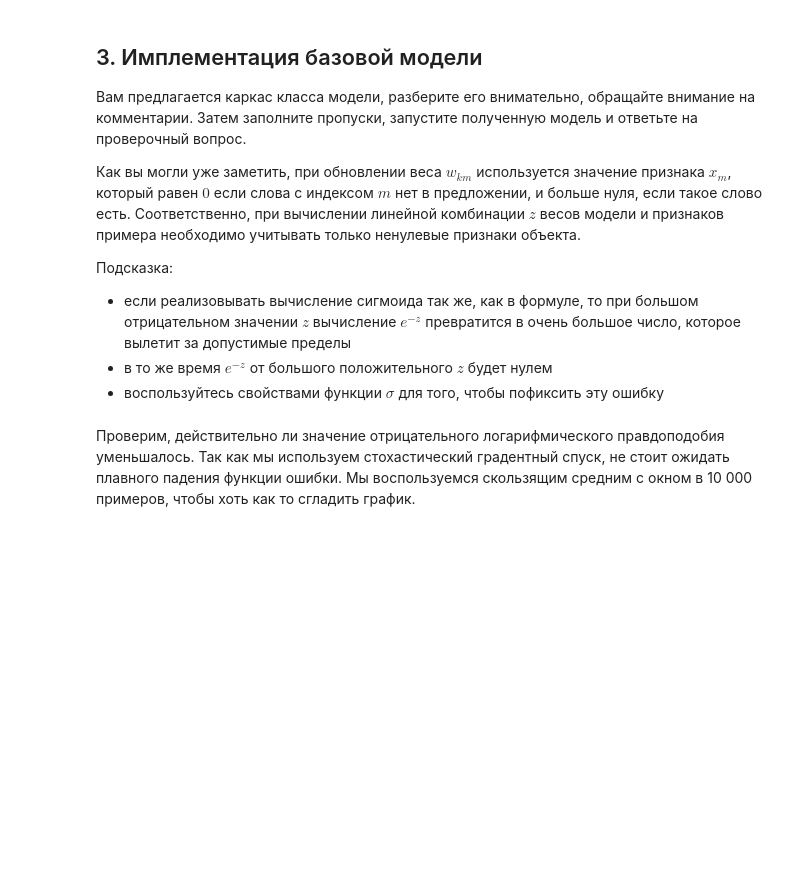
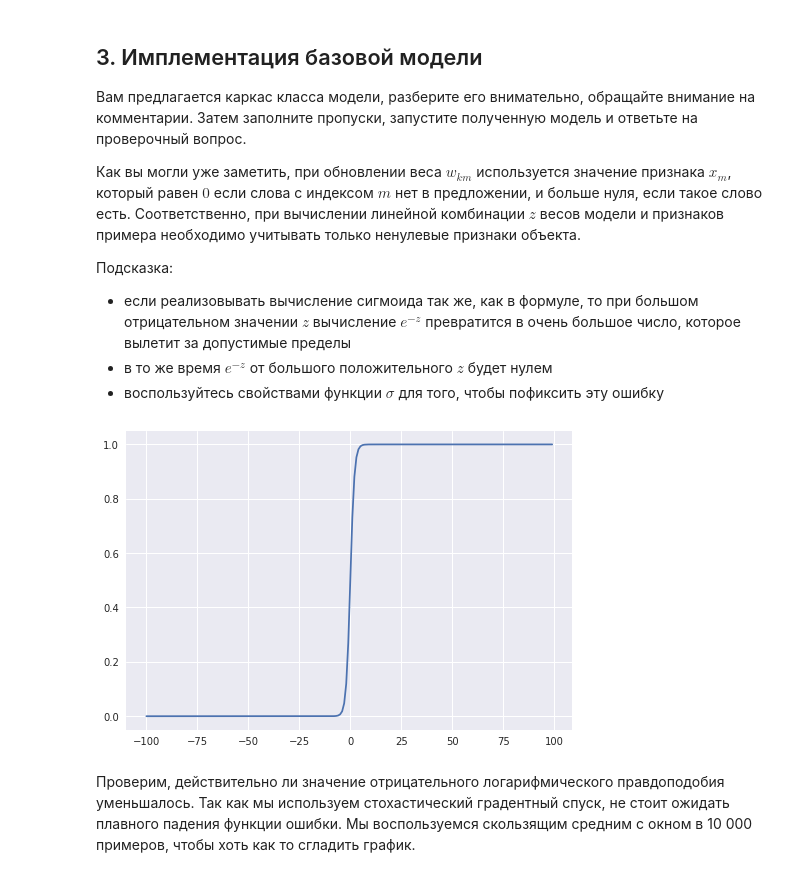
Before and after one commit to x-raizor/mlcourse_open, a Jupyter notebook: jupyter_notebooks/topic04_linear_models/hw4_session2_stackoverflow_logistic_regression.ipynb, the cells around one changed output. Saved outputs shown, nothing was run; the diff lists cells and outputs as text; code cells hidden in the pictures; blank space fills up the shorter version.

```diff
--- a/jupyter_notebooks/topic04_linear_models/hw4_session2_stackoverflow_logistic_regression.ipynb
+++ b/jupyter_notebooks/topic04_linear_models/hw4_session2_stackoverflow_logistic_regression.ipynb
@@ -118,3 +131,9 @@ $$\large p\left(\text{tag}_k \mid \vec{x}\right) = \sigma\left(z_k\right) = \sig
+# %%
+x = np.arange(-100, 100)
+vsigma = np.vectorize(sigmoid)
+plt.plot(x, vsigma(x));
+# %% [output]
+[figure, added]
 # %%
 class LogRegressor():
 
```
Also changed, not shown: parts of 22 cells of this notebook.
